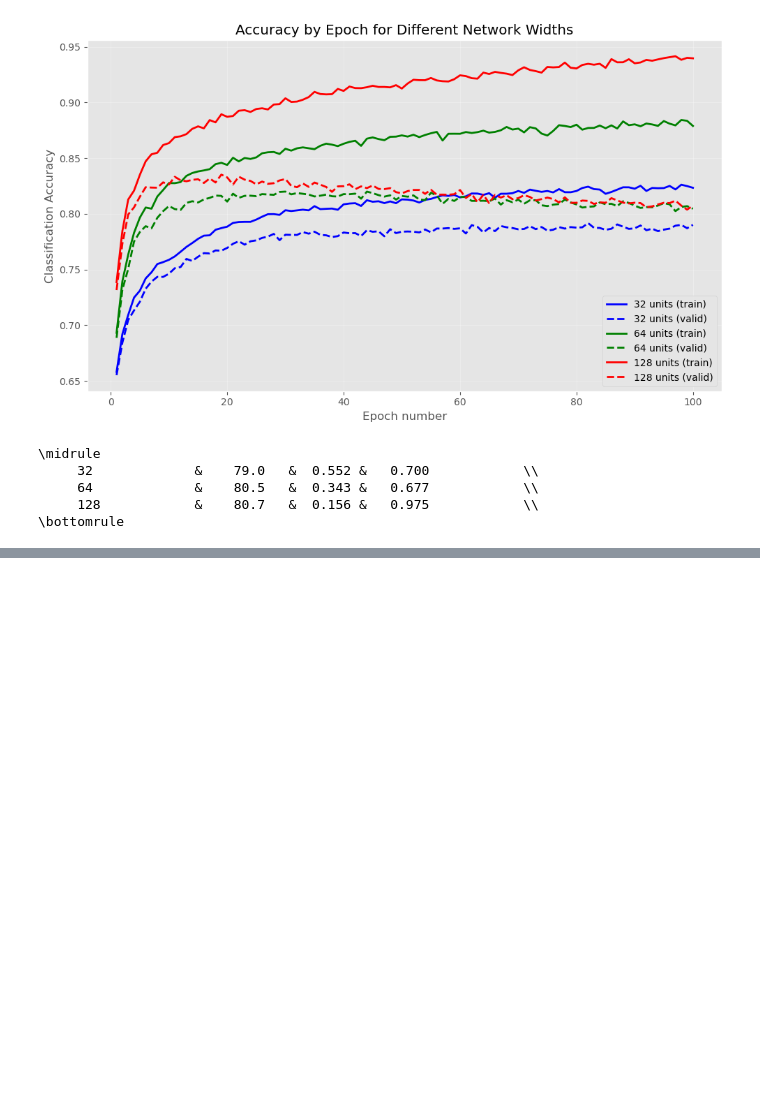
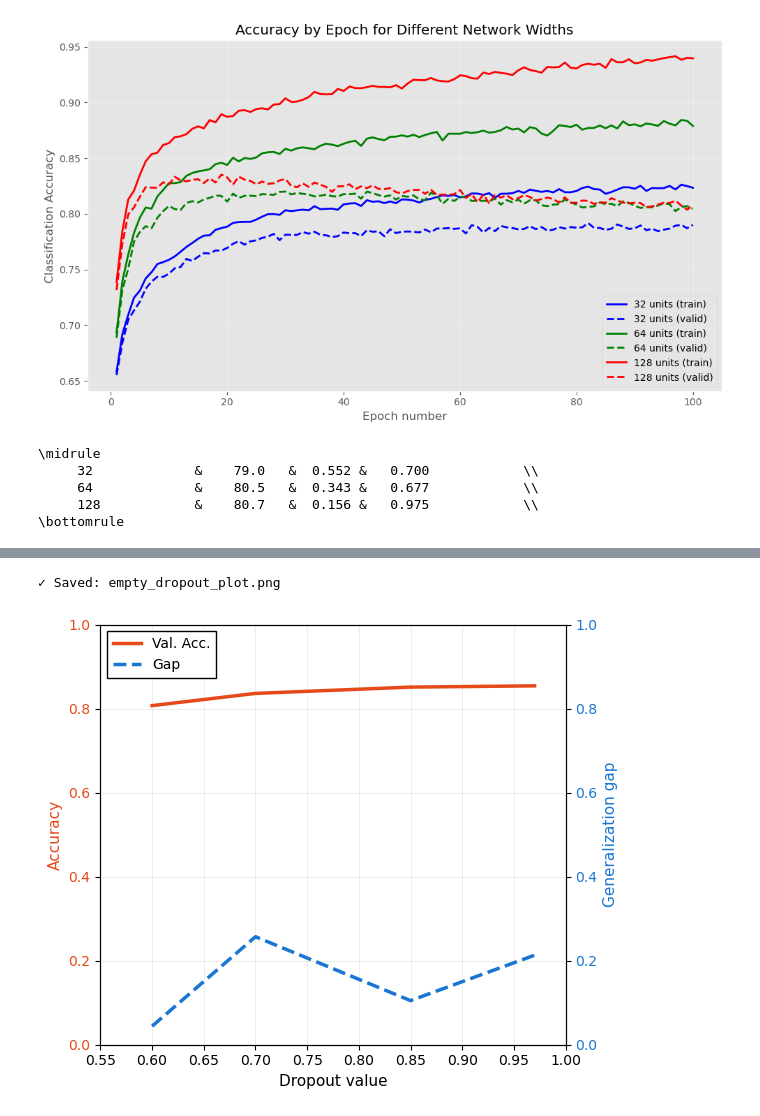
Before and after one commit to Xiaoge-Shen/mlpractical, a Jupyter notebook: notebooks/Coursework_1.ipynb, the cells around one changed output, grey strips where cells are left out. Drawn from its saved outputs; the diff is of its cells as text; code cells hidden in the pictures; blank space fills up the shorter version.

```diff
--- a/notebooks/Coursework_1.ipynb
+++ b/notebooks/Coursework_1.ipynb
@@ -393,0 +1129,64 @@ print("\\bottomrule")
+# %%
+# =============================================================================
+# FIGURE 4a: Dropout Regularization Results
+# =============================================================================
+
+# Data from Table 3 - Dropout experiments (CORRECTED)
+dropout_data = {
+    'incl_prob': [0.6, 0.7, 0.85, 0.97],
+    'val_acc': [80.7, 83.6, 85.1, 85.4],  # ✓ From your Table 3
+    'train_error': [0.549, 0.29, 0.329, 0.244],  # ✓ From your Table 3
+    'val_error': [0.593, 0.547, 0.434, 0.457]  # ✓ From your Table 3
+}
+
+# Calculate generalization gap
+dropout_data['gen_gap'] = [v - t for v, t in zip(dropout_data['val_error'],
+                                                   dropout_data['train_error'])]
+
+# Baseline (no regularization)
+baseline_val_acc = 83.7
+baseline_gen_gap = 0.533 - 0.241  # val_error - train_error
+
+# Create figure - similar style to reference
+fig, ax1 = plt.subplots(figsize=(6, 5))
+ax2 = ax1.twinx()
+
+# Plot validation accuracy (left y-axis) - solid line
+line1 = ax1.plot(dropout_data['incl_prob'], [v/100 for v in dropout_data['val_acc']],
+                 '-', color='#E64A19', linewidth=2.5, markersize=0,
+                 label='Val. Acc.', zorder=3)
+
+# Plot generalization gap (right y-axis) - dashed line
+line2 = ax2.plot(dropout_data['incl_prob'], dropout_data['gen_gap'],
+                 '--', color='#1976D2', linewidth=2.5, markersize=0,
+                 label='Gap', zorder=3)
+
+# Formatting
+ax1.set_xlabel('Dropout value', fontsize=11)
+ax1.set_ylabel('Accuracy', fontsize=11, color='#E64A19')
+ax1.tick_params(axis='y', labelcolor='#E64A19', labelsize=10)
+ax1.tick_params(axis='x', labelsize=10)
+ax1.set_xlim([0.55, 1.0])
+ax1.set_ylim([0.0, 1.0])
+ax1.grid(True, alpha=0.2, linestyle='-', linewidth=0.5, color='gray')
+
+ax2.set_ylabel('Generalization gap', fontsize=11, color='#1976D2')
+ax2.tick_params(axis='y', labelcolor='#1976D2', labelsize=10)
+ax2.set_ylim([0, 1.0])
+
+# Combined legend - in upper right
+lines = line1 + line2
+labels = [l.get_label() for l in lines]
+ax1.legend(lines, labels, loc='upper left', fontsize=10, frameon=True,
+          fancybox=False, edgecolor='black', framealpha=1.0)
+
+plt.tight_layout()
+
+# Save
+plt.savefig('/Users/huez/mlpractical/report/figures/empty_dropout_plot.png',
+            dpi=300, bbox_inches='tight')
+print("✓ Saved: empty_dropout_plot.png")
+plt.show()
+# %% [output]
+✓ Saved: empty_dropout_plot.png
+[figure, added]
```
Also changed, not shown: parts of 14 cells of this notebook, 12 other files.
